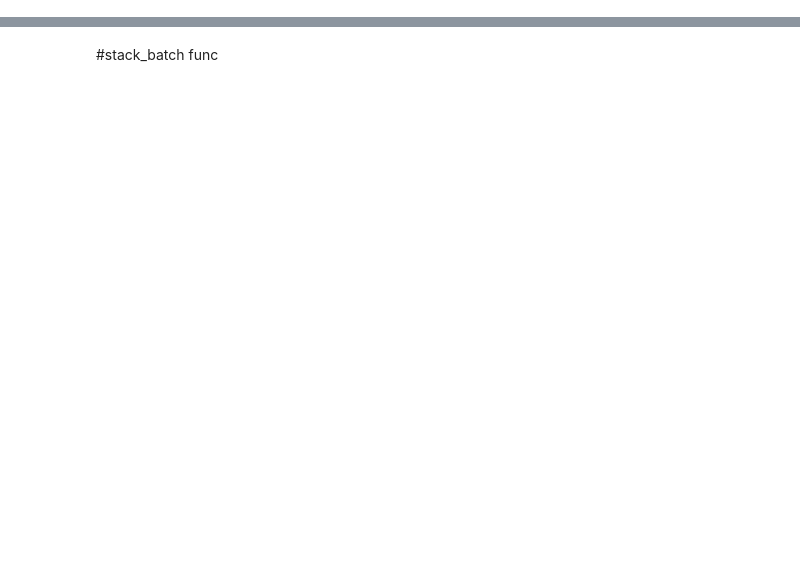
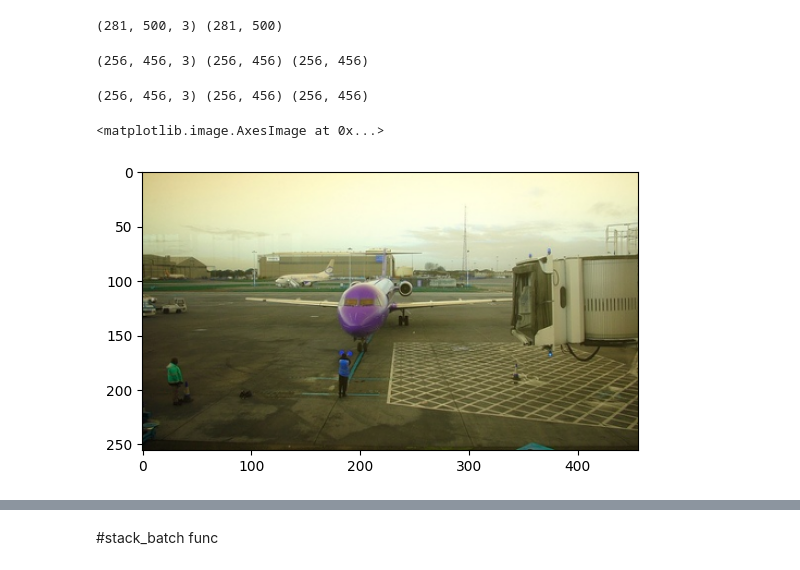
Before and after one commit to JimmyMa99/mmsegmentation, a Jupyter notebook: tools/analysis_tools/vis_data.ipynb, the cells around one changed output, grey strips where cells are left out. Saved outputs shown, nothing was run; the diff lists cells and outputs as text; code cells hidden in the pictures; blank space fills up the shorter version.

```diff
--- a/tools/analysis_tools/vis_data.ipynb
+++ b/tools/analysis_tools/vis_data.ipynb
@@ -40,7 +40,7 @@ class Normalize:
 # %%
 randomCrop=RandomCrop(crop_size=(448,448),cat_max_ratio=0.75)
 randomFlip=RandomFlip(prob=0.5)
-randomResize=RandomResize(ratio_range=(0.5, 2.0),scale=(256,512),keep_ratio=True)
+randomResize=RandomResize(ratio_range=(1.0,1.0),scale=(256,512),keep_ratio=True)
 loadImg=LoadImageFromFile()
 loadAnn=LoadAnnotations_SAL()
 photoMetricDistortion=PhotoMetricDistortion(brightness_delta=77,contrast_range=(0.7,1.3),saturation_range=(0.7,1.3),hue_delta=26)#brightness_delta=77,contrast_range=(0.7,1.3),saturation_range=(0.7,1.3),hue_delta=0.1
@@ -53,3 +53,24 @@ results = dict(
     sal_path=sal_path,
     reduce_zero_label=False,
     seg_fields=[])
+# %%
+test_x=loadImg(results)
+test_x=loadAnn(test_x)
+print(test_x['img'].shape,test_x['sal_map'].shape)
+# %% [output]
+(281, 500, 3) (281, 500)
+# %%
+test_x=randomResize(test_x)
+print(test_x['img'].shape,test_x['sal_map'].shape,test_x['gt_seg_map'].shape)
+# %% [output]
+(256, 456, 3) (256, 456) (256, 456)
+# %%
+print(test_x['img'].shape,test_x['sal_map'].shape,test_x['gt_seg_map'].shape)
+# %% [output]
+(256, 456, 3) (256, 456) (256, 456)
+# %%
+import matplotlib.pyplot as plt
+plt.imshow(test_x['img'], cmap='gray',)
+# %% [output]
+<matplotlib.image.AxesImage at 0x...>
+[figure, added]
```
Also changed, not shown: parts of 39 cells of this notebook, 13 other files.
